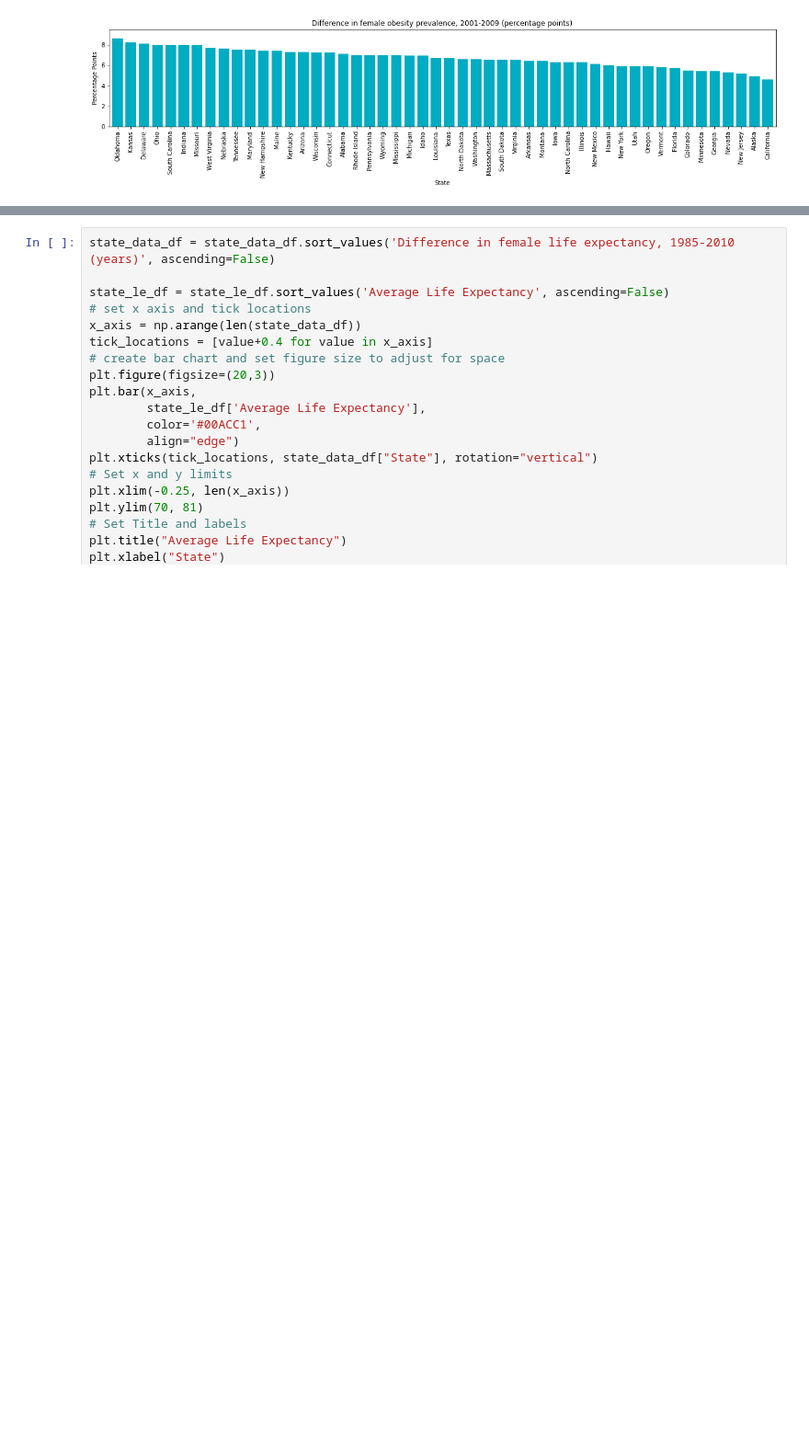
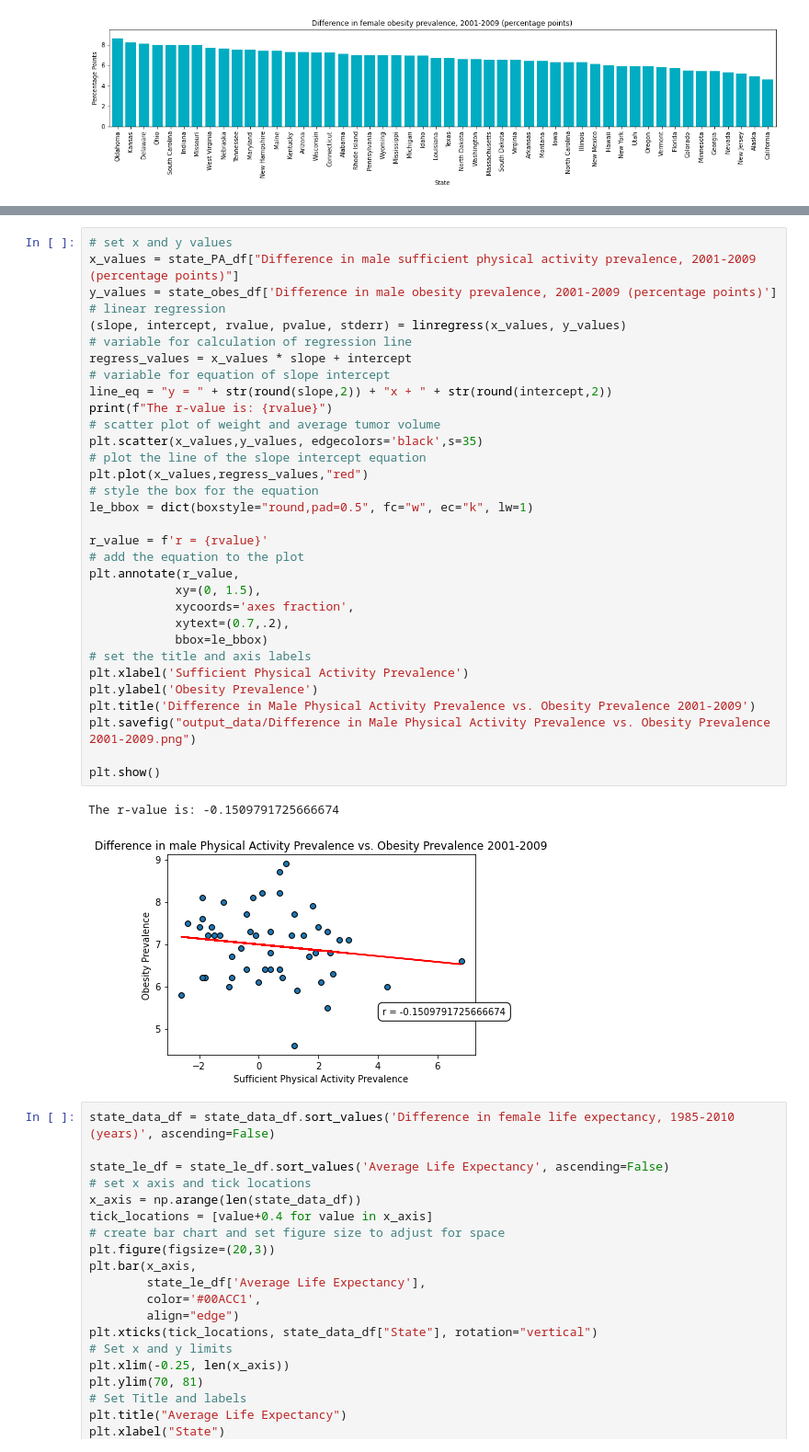
Before and after one commit to Mvillarreal88/State-of-Survival, a Jupyter notebook: Sandbox/Dillon/states-charts.ipynb, the cells around one changed output, grey strips where cells are left out. Shown at 92% size. Saved outputs shown, nothing was run; the diff lists cells and outputs as text; blank space fills up the shorter version.

```diff
--- a/Sandbox/Dillon/states-charts.ipynb
+++ b/Sandbox/Dillon/states-charts.ipynb
@@ -207,3 +209,38 @@ See the caveats in the documentation: https://pandas.pydata.org/pandas-docs/stab
+# %%
+# set x and y values
+x_values = state_PA_df["Difference in male sufficient physical activity prevalence, 2001-2009 (percentage points)"]
+y_values = state_obes_df['Difference in male obesity prevalence, 2001-2009 (percentage points)']
+# linear regression
+(slope, intercept, rvalue, pvalue, stderr) = linregress(x_values, y_values)
+# variable for calculation of regression line
+regress_values = x_values * slope + intercept
+# variable for equation of slope intercept
+line_eq = "y = " + str(round(slope,2)) + "x + " + str(round(intercept,2))
+print(f"The r-value is: {rvalue}")
+# scatter plot of weight and average tumor volume
+plt.scatter(x_values,y_values, edgecolors='black',s=35)
+# plot the line of the slope intercept equation
+plt.plot(x_values,regress_values,"red")
+# style the box for the equation
+le_bbox = dict(boxstyle="round,pad=0.5", fc="w", ec="k", lw=1)
+
+r_value = f'r = {rvalue}'
+# add the equation to the plot
+plt.annotate(r_value,
+            xy=(0, 1.5),
+            xycoords='axes fraction',
+            xytext=(0.7,.2),
+            bbox=le_bbox)
+# set the title and axis labels
+plt.xlabel('Sufficient Physical Activity Prevalence')
+plt.ylabel('Obesity Prevalence')
+plt.title('Difference in Male Physical Activity Prevalence vs. Obesity Prevalence 2001-2009')
+plt.savefig("output_data/Difference in Male Physical Activity Prevalence vs. Obesity Prevalence 2001-2009.png")
+
+plt.show()
+# %% [output]
+The r-value is: -0.1509791725666674
+[figure, added]
 # %%
 state_data_df = state_data_df.sort_values('Difference in female life expectancy, 1985-2010 (years)', ascending=False)
 
```
Also changed, not shown: parts of 1 cell of this notebook, 2 other files.
